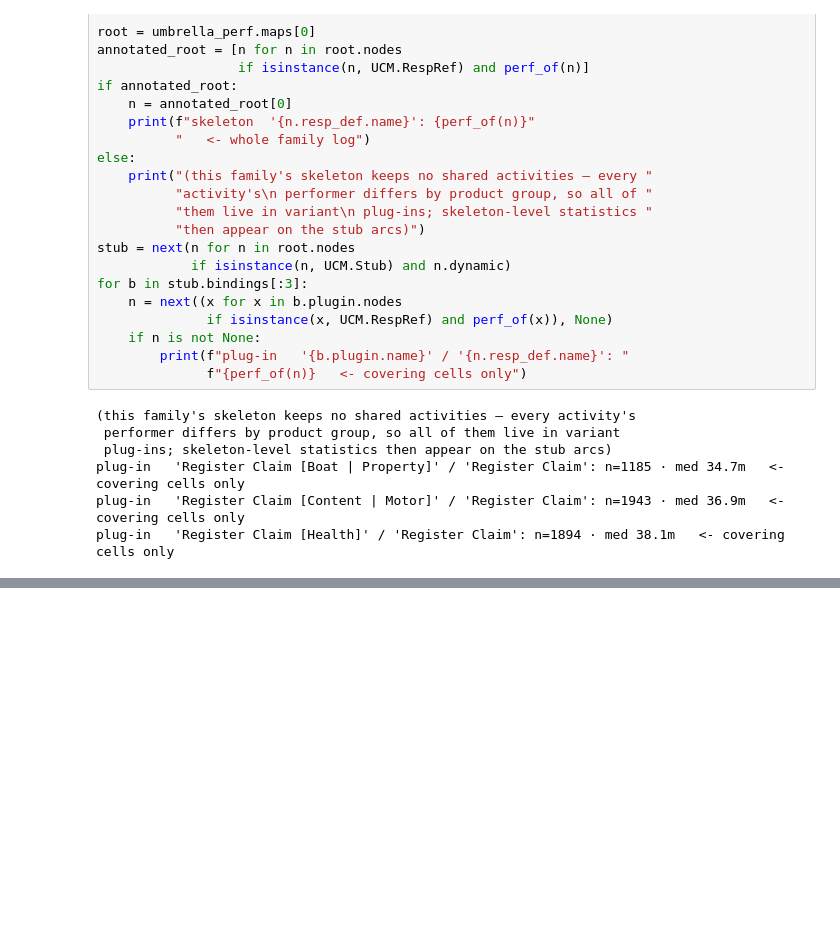
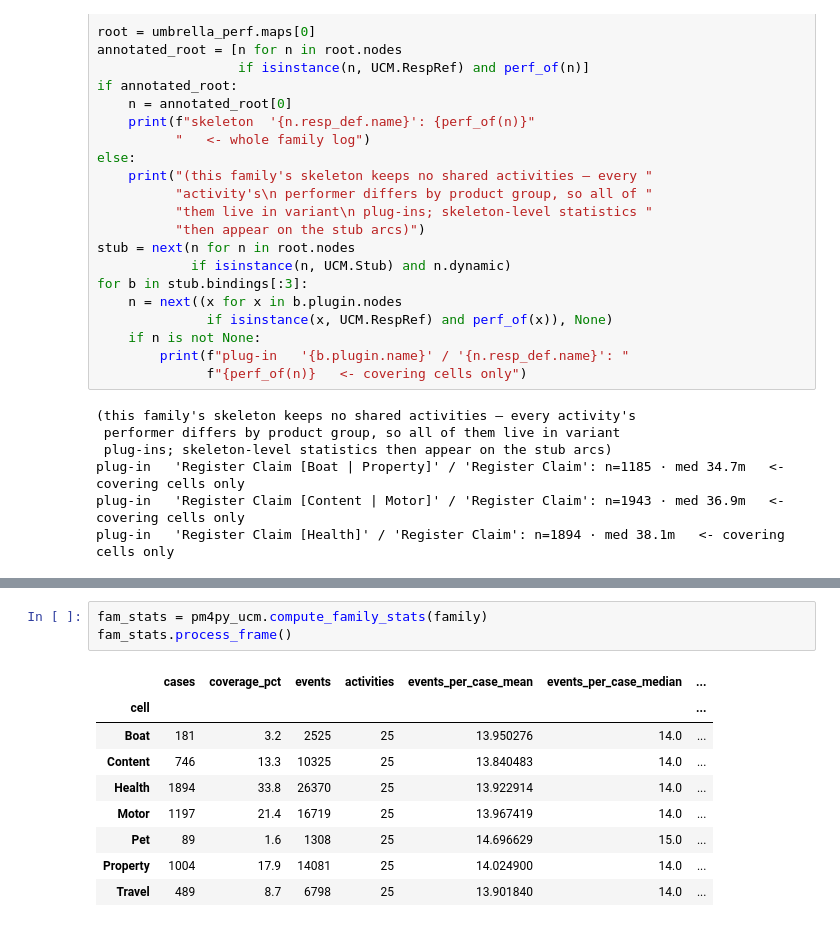
Before and after one commit to ProcessMining-uOttawa/pm4py-ucm, a Jupyter notebook: demo/model_families_tutorial.ipynb, the cells around one changed output, grey strips where cells are left out. Drawn from its saved outputs; the diff is of its cells as text; blank space fills up the shorter version.

```diff
--- a/demo/model_families_tutorial.ipynb
+++ b/demo/model_families_tutorial.ipynb
@@ -512,0 +538,13 @@ plug-in   'Register Claim [Health]' / 'Register Claim': n=1894 · med 38.1m   <-
+# %%
+fam_stats = pm4py_ucm.compute_family_stats(family)
+fam_stats.process_frame()
+# %% [output]
+|  | cases | coverage_pct | events | activities | events_per_case_mean | events_per_case_median | ... |
+| cell |  |  |  |  |  |  | ... |
+| Boat | 181 | 3.2 | 2525 | 25 | 13.950276 | 14.0 | ... |
+| Content | 746 | 13.3 | 10325 | 25 | 13.840483 | 14.0 | ... |
+| Health | 1894 | 33.8 | 26370 | 25 | 13.922914 | 14.0 | ... |
+| Motor | 1197 | 21.4 | 16719 | 25 | 13.967419 | 14.0 | ... |
+| Pet | 89 | 1.6 | 1308 | 25 | 14.696629 | 15.0 | ... |
+| Property | 1004 | 17.9 | 14081 | 25 | 14.024900 | 14.0 | ... |
+| Travel | 489 | 8.7 | 6798 | 25 | 13.901840 | 14.0 | ... |
```
Also changed, not shown: parts of 12 cells of this notebook, 4 other files.
